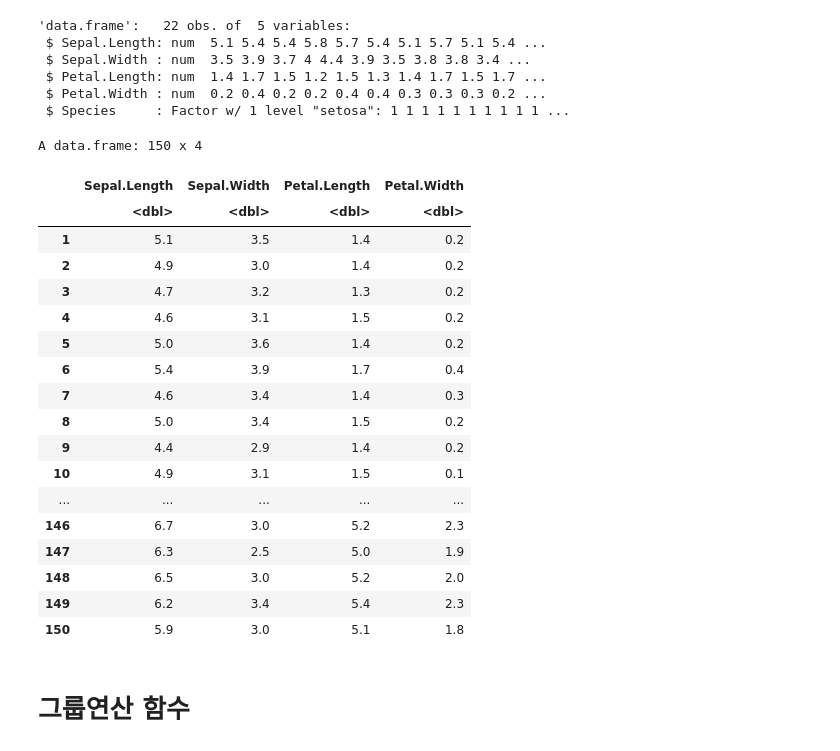
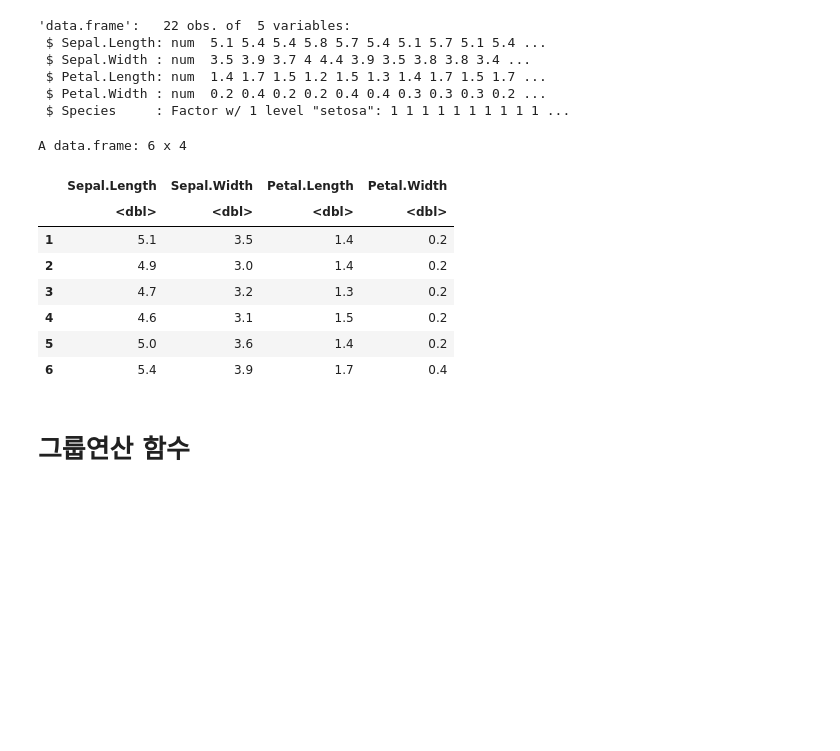
Before and after one commit to ForrestDPark/Rdevelope, a Jupyter notebook: work/08.파일입출력.ipynb, the cells around one changed output. Drawn from its saved outputs; the diff is of its cells as text; code cells hidden in the pictures; blank space fills up the shorter version.

```diff
--- a/work/08.파일입출력.ipynb
+++ b/work/08.파일입출력.ipynb
@@ -535,27 +530,17 @@ A data.frame: 6 x 5
  $ Species     : Factor w/ 1 level "setosa": 1 1 1 1 1 1 1 1 1 1 ...
 # %%
 # subset으로 컬럼 지우기
-subset(iris, select= -Species)
+head(subset(iris, select= -Species))
 # %% [output]
-A data.frame: 150 x 4
+A data.frame: 6 x 4
 |  | Sepal.Length | Sepal.Width | Petal.Length | Petal.Width |
 |  | <dbl> | <dbl> | <dbl> | <dbl> |
 | 1 | 5.1 | 3.5 | 1.4 | 0.2 |
 | 2 | 4.9 | 3.0 | 1.4 | 0.2 |
 | 3 | 4.7 | 3.2 | 1.3 | 0.2 |
 | 4 | 4.6 | 3.1 | 1.5 | 0.2 |
 | 5 | 5.0 | 3.6 | 1.4 | 0.2 |
 | 6 | 5.4 | 3.9 | 1.7 | 0.4 |
-| 7 | 4.6 | 3.4 | 1.4 | 0.3 |
-| 8 | 5.0 | 3.4 | 1.5 | 0.2 |
-| 9 | 4.4 | 2.9 | 1.4 | 0.2 |
-| 10 | 4.9 | 3.1 | 1.5 | 0.1 |
-| ... | ... | ... | ... | ... |
-| 146 | 6.7 | 3.0 | 5.2 | 2.3 |
-| 147 | 6.3 | 2.5 | 5.0 | 1.9 |
-| 148 | 6.5 | 3.0 | 5.2 | 2.0 |
-| 149 | 6.2 | 3.4 | 5.4 | 2.3 |
-| 150 | 5.9 | 3.0 | 5.1 | 1.8 |
 # %% [markdown]
 # 그룹연산 함수
 # %%
```
Also changed, not shown: parts of 14 cells of this notebook, 2 other files.
